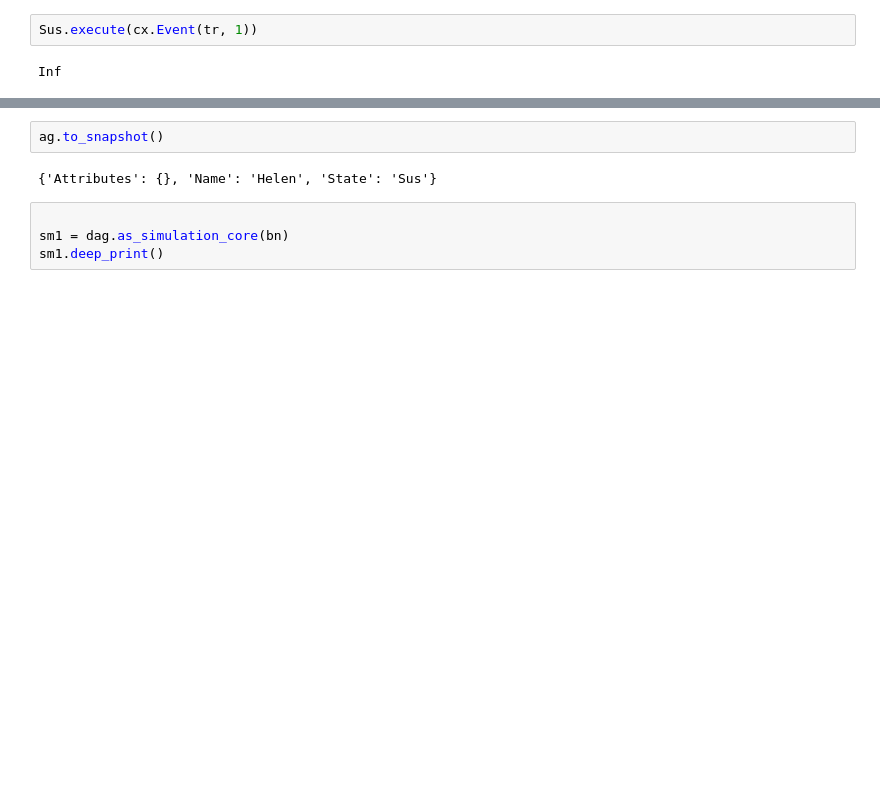
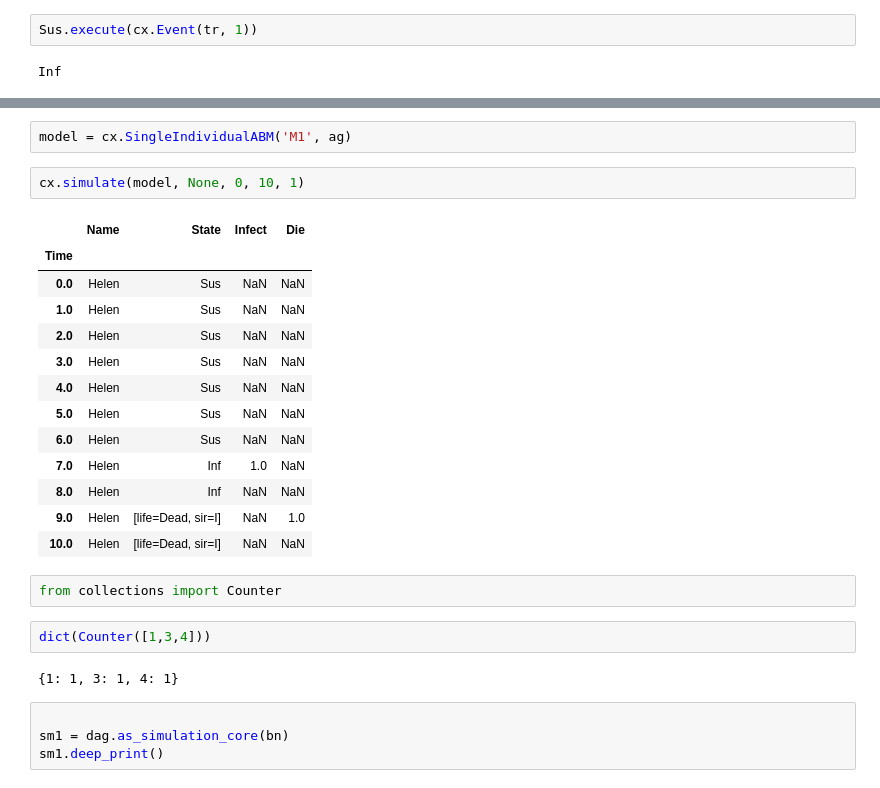
Before and after one commit to CxModelling/PyComplexism, a Jupyter notebook: Hood.ipynb, the cells around one changed output, grey strips where cells are left out. Cells and saved outputs as stored; diff of their text form; blank space fills up the shorter version.

Commit message:
Add single individual abm

```diff
--- a/Hood.ipynb
+++ b/Hood.ipynb
@@ -69,7 +69,27 @@ Tr(Name: Infect, To: Inf, By: Infect (<scipy.stats._distn_infrastructure.rv_froz
-# %%
-ag.to_snapshot()
-# %% [output]
-{'Attributes': {}, 'Name': 'Helen', 'State': 'Sus'}
+# %%
+model = cx.SingleIndividualABM('M1', ag)
+# %%
+cx.simulate(model, None, 0, 10, 1)
+# %% [output]
+|  | Name | State | Infect | Die |
+| Time |  |  |  |  |
+| 0.0 | Helen | Sus | NaN | NaN |
+| 1.0 | Helen | Sus | NaN | NaN |
+| 2.0 | Helen | Sus | NaN | NaN |
+| 3.0 | Helen | Sus | NaN | NaN |
+| 4.0 | Helen | Sus | NaN | NaN |
+| 5.0 | Helen | Sus | NaN | NaN |
+| 6.0 | Helen | Sus | NaN | NaN |
+| 7.0 | Helen | Inf | 1.0 | NaN |
+| 8.0 | Helen | Inf | NaN | NaN |
+| 9.0 | Helen | [life=Dead, sir=I] | NaN | 1.0 |
+| 10.0 | Helen | [life=Dead, sir=I] | NaN | NaN |
+# %%
+from collections import Counter
+# %%
+dict(Counter([1,3,4]))
+# %% [output]
+{1: 1, 3: 1, 4: 1}
 # %%
 
 sm1 = dag.as_simulation_core(bn)
```
Also changed, not shown: parts of 2 cells of this notebook, 5 other files.
